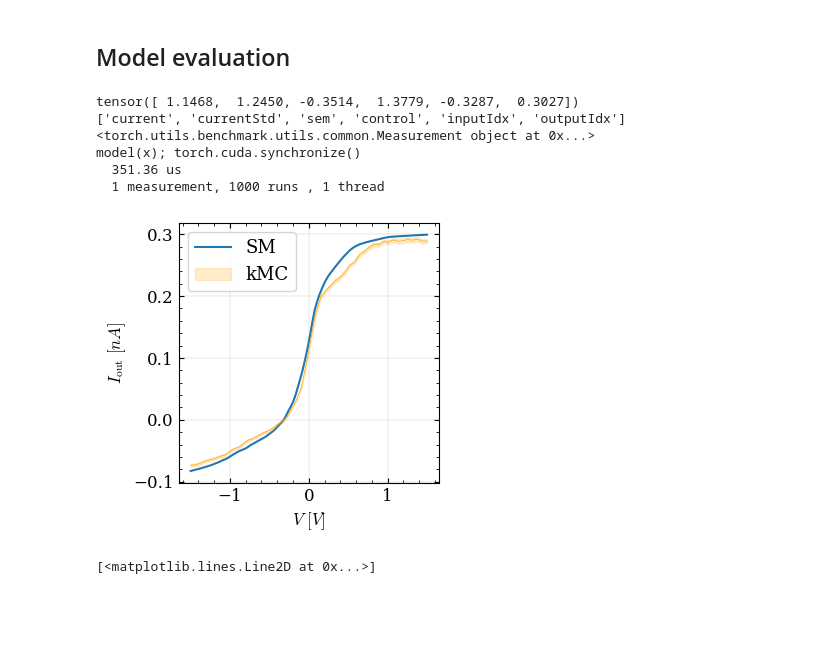
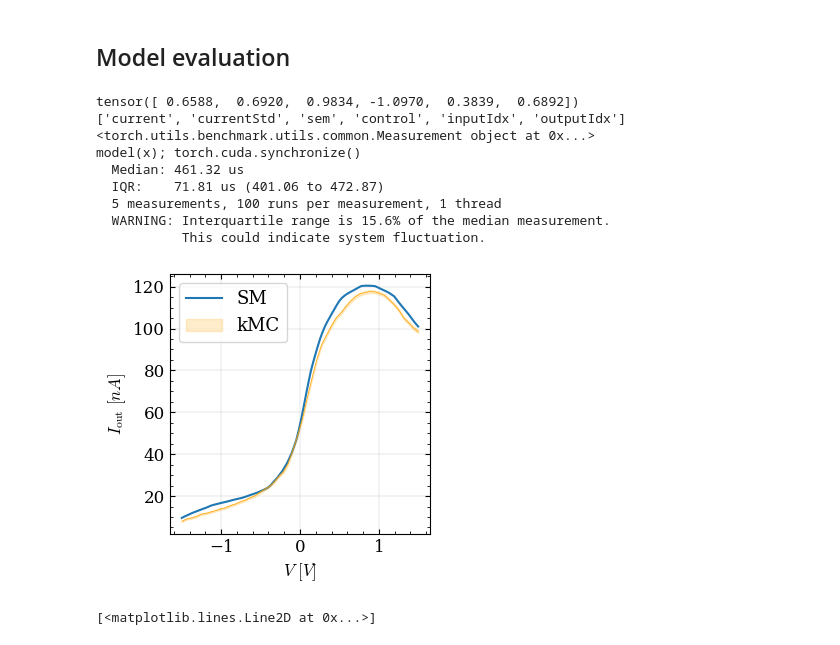
Before and after one commit to jwass1997/kmc_project, a Jupyter notebook: scripts/python_scripts/model_comparision.ipynb, the cells around one changed output. Cells and saved outputs as stored; diff of their text form; code cells hidden in the pictures; blank space fills up the shorter version.

```diff
--- a/scripts/python_scripts/model_comparision.ipynb
+++ b/scripts/python_scripts/model_comparision.ipynb
@@ -121,6 +121,10 @@ def bench(model, x, device="cuda"):
 
 device = torch.device('cuda' if torch.cuda.is_available() else 'cpu')
 print(device)
+
+e_0 = 1.60217663e-19
+time_scale = 1e21
+out_scale = e_0 * time_scale
 # %% [output]
 cuda
 # %%
@@ -269,5 +273,18 @@ measure_latency(model, input_tensor_1d)
 # %%
 """VOLTAGE HISTS"""
+
+import matplotlib as mpl
+mpl.rcParams.update({
+    "font.size": 10,          # base font (affects cbar label unless overridden)
+    "xtick.labelsize": 10,    # affects horizontal colorbar ticks
+    "ytick.labelsize": 10,    # affects vertical colorbar ticks
+    # Optional extras you may want:
+    "axes.titlesize": 10,
+    "axes.labelsize": 10,
+    "legend.fontsize": 10,
+    "font.family": "serif",
+    "mathtext.fontset": "cm",
+})
 
 voltage_samples = []
 current_samples = []
@@ -300,5 +317,5 @@ axs[n_e].set_box_aspect(1)
 axs[n_e].tick_params(labelleft=False, labelright=False, left=False, right=False)
 axs[n_e].set_xlabel(r'$I \, [nA]$')
 
-#plt.savefig('uni_data_hists.pdf', bbox_inches='tight')
+plt.savefig('uni_data_hists.pdf', bbox_inches='tight')
 # %% [output]
@@ -581,7 +600,7 @@ mpl.rcParams.update({
     "font.family": "serif",
 })
 
-data_name = 'uni_1e7'
+data_name = 'data_vMB_ring_1e7'
 data_dir = Path(f'/gpfs/bwfor/work/ws/hd_gy283-my_data/final_datasets/') / data_name
 state_dict = torch.load(f"{data_dir}/sm_{data_name}_baseline_3_epochs=1000_dp=0.1_bn=True_hd=90_ls=5_noise=True.pth", weights_only=False, map_location='cpu')
 model = CondSM(state_dict['layer_dims'], state_dict['dropout'], state_dict['batch_norm'])
@@ -595,7 +614,7 @@ N = 100
 voltage_input_range = torch.linspace(min_voltage, max_voltage, N)
 """42 is standard seed"""
 
-seed = 42
+seed = 44
 torch.manual_seed(seed)
 control_voltages = min_voltage + (max_voltage - min_voltage) * torch.rand(size=(6, )).expand(N, -1)
 print(control_voltages[0, :])
@@ -605,43 +624,46 @@ with torch.no_grad():
     input_tensor = input_tensor.to(device)
     i_out = model(input_tensor).detach().cpu()
 
-file_name = f'uni_sm_evaluation_torch_seed={seed}'
+file_name = f'vMB_sm_evaluation_torch_seed={seed}'
 evaluation_data = np.load(f'/gpfs/bwfor/work/ws/hd_gy283-my_data/{file_name}.npz')
 print(evaluation_data.files)
 
 C = 1.602e-19
-i_sim = evaluation_data['current'] / C
-i_sim_err = 1.96 * evaluation_data['sem'] / C
+i_sim = evaluation_data['current'] / C * out_scale
+i_sim_err = 1.96 * evaluation_data['sem'] / C * out_scale
 
 print(bench(model, input_tensor, 'cuda'))
 
 fig, ax = plt.subplots(figsize=(4, 4))
 
 ax.minorticks_on()
 ax.tick_params(which='both', direction='in')
 ax.tick_params(top=True, right=True, which='both')
 
 ax.set_xlabel(r'$V \, \, [V]$')
 ax.set_ylabel(r'$I_{\mathrm{out}} \, \, [nA]$')
 
 ax.plot(voltage_input_range, i_out, label='SM', zorder=5)
 ax.fill_between(np.linspace(-1.5, 1.5, 50), i_sim - i_sim_err, i_sim + i_sim_err, alpha=.2, label='kMC', zorder=5, color='orange')
 ax.plot(np.linspace(-1.5, 1.5, 50), i_sim, lw=.5, c='orange', zorder=5)
 ax.grid(which='major', lw=0.2)
 ax.set_box_aspect(1)
 
 plt.legend()
 #fig.tight_layout(pad=0.2)
 fig.subplots_adjust(left=0.25)
 plt.savefig(f'{file_name}.pdf', bbox_inches=None, pad_inches=0.0)
 # %% [output]
-tensor([ 1.1468,  1.2450, -0.3514,  1.3779, -0.3287,  0.3027])
+tensor([ 0.6588,  0.6920,  0.9834, -1.0970,  0.3839,  0.6892])
 ['current', 'currentStd', 'sem', 'control', 'inputIdx', 'outputIdx']
 <torch.utils.benchmark.utils.common.Measurement object at 0x...>
 model(x); torch.cuda.synchronize()
-  351.36 us
-  1 measurement, 1000 runs , 1 thread
+  Median: 461.32 us
+  IQR:    71.81 us (401.06 to 472.87)
+  5 measurements, 100 runs per measurement, 1 thread
+  WARNING: Interquartile range is 15.6% of the median measurement.
+           This could indicate system fluctuation.
-[figure, old version]
+[figure, new version]
 # %%
 n_samples = 5
 N_f = 100
```
Also changed, not shown: parts of 6 cells of this notebook, 56 other files.
